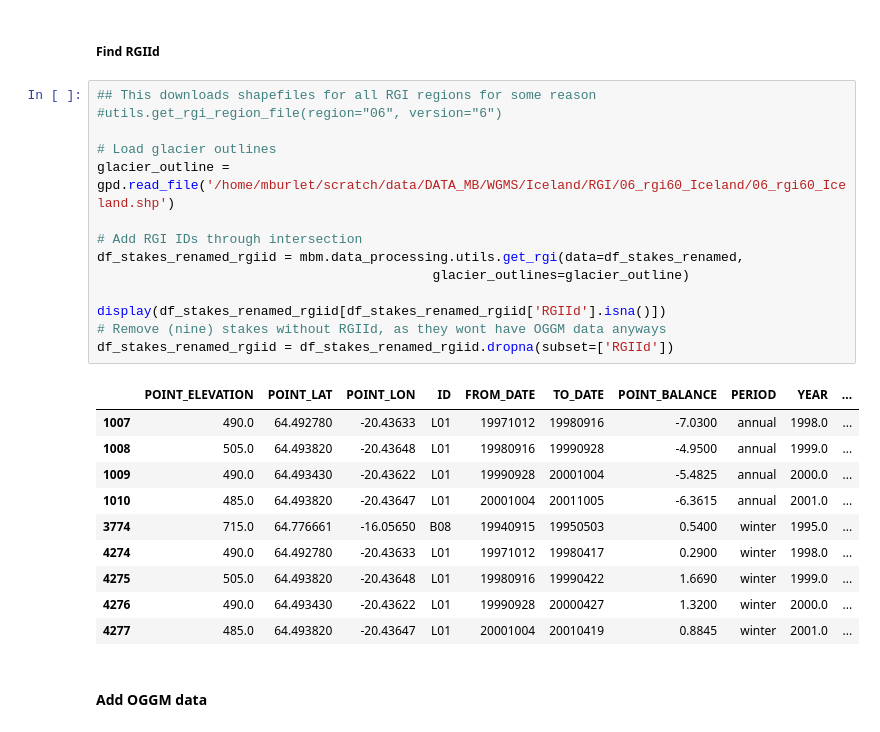
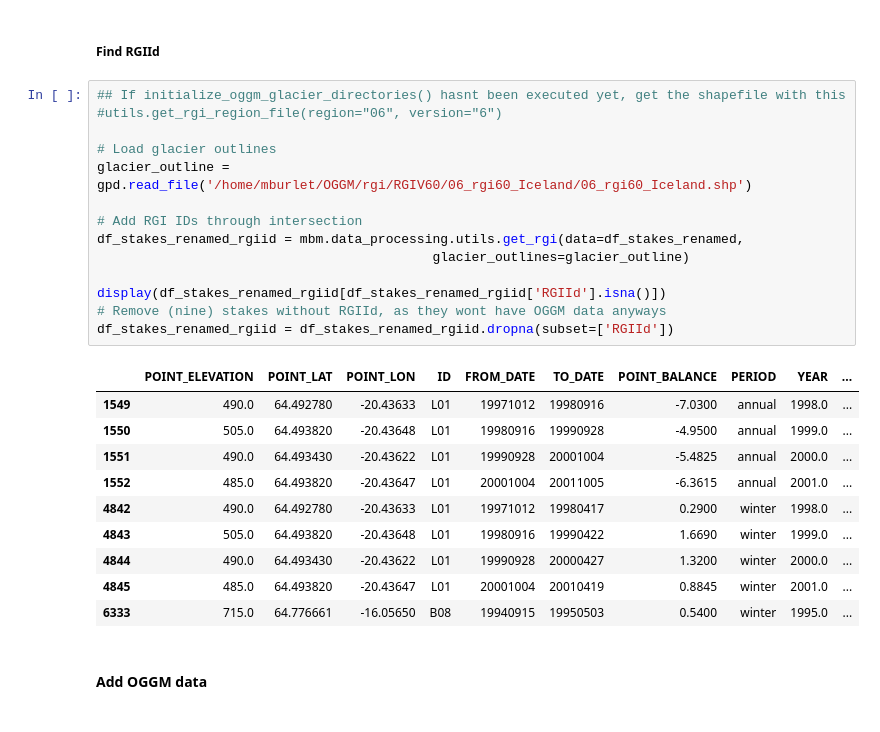
Before and after one commit to ODINN-SciML/MassBalanceMachine, a Jupyter notebook: regions/Iceland copy/1.1. Iceland-prepro.ipynb, the cells around one changed output. Drawn from its saved outputs; the diff is of its cells as text.

```diff
--- a/regions/Iceland copy/1.1. Iceland-prepro.ipynb
+++ b/regions/Iceland copy/1.1. Iceland-prepro.ipynb
@@ -308,30 +205,30 @@ df_stakes_renamed = df_stakes_split.rename(columns={
 # %% [markdown]
 ##### Find RGIId
 # %%
-## This downloads shapefiles for all RGI regions for some reason
+## If initialize_oggm_glacier_directories() hasnt been executed yet, get the shapefile with this
 #utils.get_rgi_region_file(region="06", version="6")
 
 # Load glacier outlines
-glacier_outline = gpd.read_file('/home/mburlet/scratch/data/DATA_MB/WGMS/Iceland/RGI/06_rgi60_Iceland/06_rgi60_Iceland.shp')
+glacier_outline = gpd.read_file('/home/mburlet/OGGM/rgi/RGIV60/06_rgi60_Iceland/06_rgi60_Iceland.shp')
 
 # Add RGI IDs through intersection
 df_stakes_renamed_rgiid = mbm.data_processing.utils.get_rgi(data=df_stakes_renamed,
                                            glacier_outlines=glacier_outline)
 
 display(df_stakes_renamed_rgiid[df_stakes_renamed_rgiid['RGIId'].isna()])
 # Remove (nine) stakes without RGIId, as they wont have OGGM data anyways
 df_stakes_renamed_rgiid = df_stakes_renamed_rgiid.dropna(subset=['RGIId'])
 # %% [output]
 |  | POINT_ELEVATION | POINT_LAT | POINT_LON | ID | FROM_DATE | TO_DATE | POINT_BALANCE | PERIOD | YEAR | ... |
-| 1007 | 490.0 | 64.492780 | -20.43633 | L01 | 19971012 | 19980916 | -7.0300 | annual | 1998.0 | ... |
-| 1008 | 505.0 | 64.493820 | -20.43648 | L01 | 19980916 | 19990928 | -4.9500 | annual | 1999.0 | ... |
-| 1009 | 490.0 | 64.493430 | -20.43622 | L01 | 19990928 | 20001004 | -5.4825 | annual | 2000.0 | ... |
-| 1010 | 485.0 | 64.493820 | -20.43647 | L01 | 20001004 | 20011005 | -6.3615 | annual | 2001.0 | ... |
-| 3774 | 715.0 | 64.776661 | -16.05650 | B08 | 19940915 | 19950503 | 0.5400 | winter | 1995.0 | ... |
-| 4274 | 490.0 | 64.492780 | -20.43633 | L01 | 19971012 | 19980417 | 0.2900 | winter | 1998.0 | ... |
-| 4275 | 505.0 | 64.493820 | -20.43648 | L01 | 19980916 | 19990422 | 1.6690 | winter | 1999.0 | ... |
-| 4276 | 490.0 | 64.493430 | -20.43622 | L01 | 19990928 | 20000427 | 1.3200 | winter | 2000.0 | ... |
-| 4277 | 485.0 | 64.493820 | -20.43647 | L01 | 20001004 | 20010419 | 0.8845 | winter | 2001.0 | ... |
+| 1549 | 490.0 | 64.492780 | -20.43633 | L01 | 19971012 | 19980916 | -7.0300 | annual | 1998.0 | ... |
+| 1550 | 505.0 | 64.493820 | -20.43648 | L01 | 19980916 | 19990928 | -4.9500 | annual | 1999.0 | ... |
+| 1551 | 490.0 | 64.493430 | -20.43622 | L01 | 19990928 | 20001004 | -5.4825 | annual | 2000.0 | ... |
+| 1552 | 485.0 | 64.493820 | -20.43647 | L01 | 20001004 | 20011005 | -6.3615 | annual | 2001.0 | ... |
+| 4842 | 490.0 | 64.492780 | -20.43633 | L01 | 19971012 | 19980417 | 0.2900 | winter | 1998.0 | ... |
+| 4843 | 505.0 | 64.493820 | -20.43648 | L01 | 19980916 | 19990422 | 1.6690 | winter | 1999.0 | ... |
+| 4844 | 490.0 | 64.493430 | -20.43622 | L01 | 19990928 | 20000427 | 1.3200 | winter | 2000.0 | ... |
+| 4845 | 485.0 | 64.493820 | -20.43647 | L01 | 20001004 | 20010419 | 0.8845 | winter | 2001.0 | ... |
+| 6333 | 715.0 | 64.776661 | -16.05650 | B08 | 19940915 | 19950503 | 0.5400 | winter | 1995.0 | ... |
 # %% [markdown]
 #### Add OGGM data
 # %%
```
Also changed, not shown: parts of 13 cells of this notebook, 29 other files.
